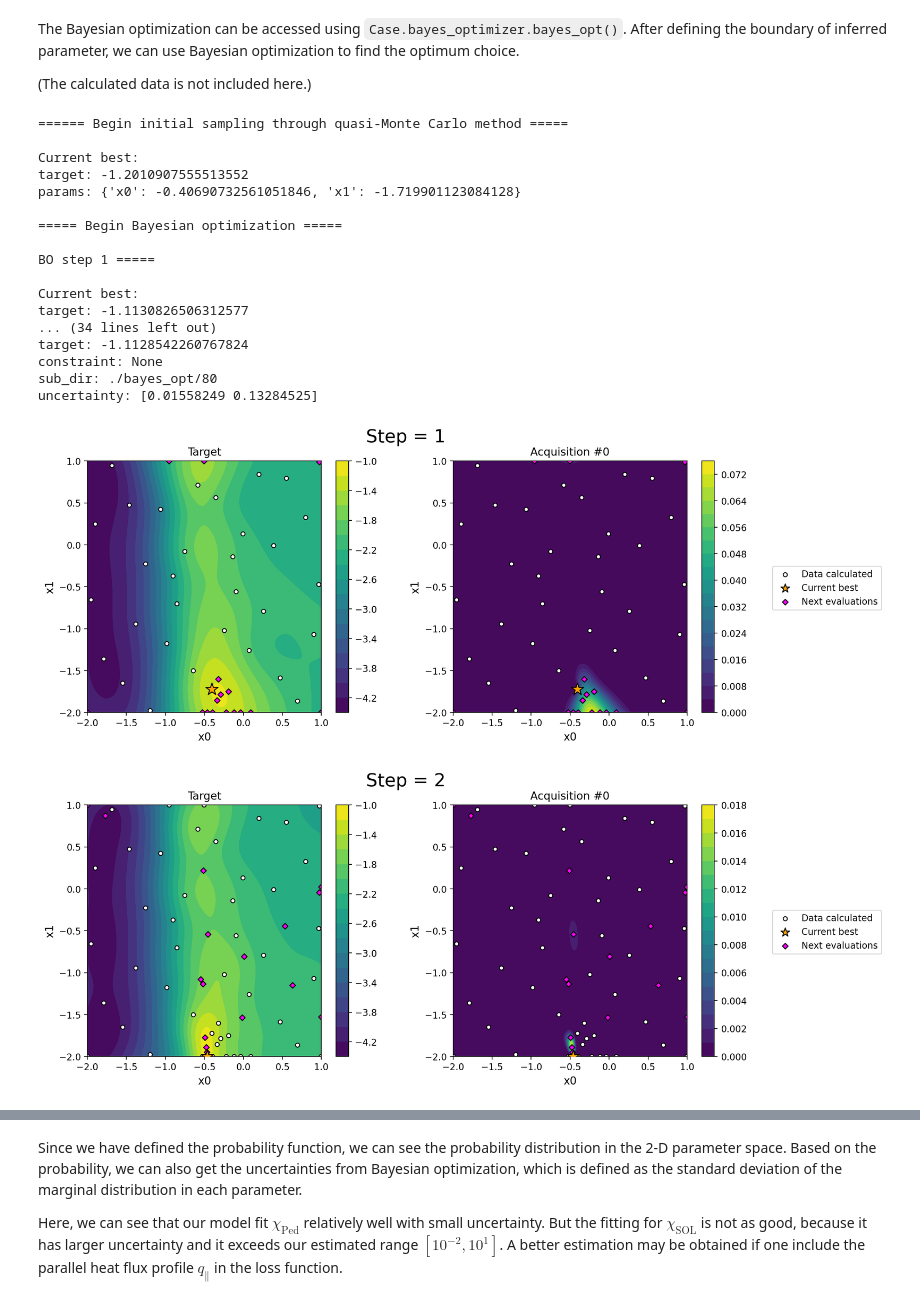
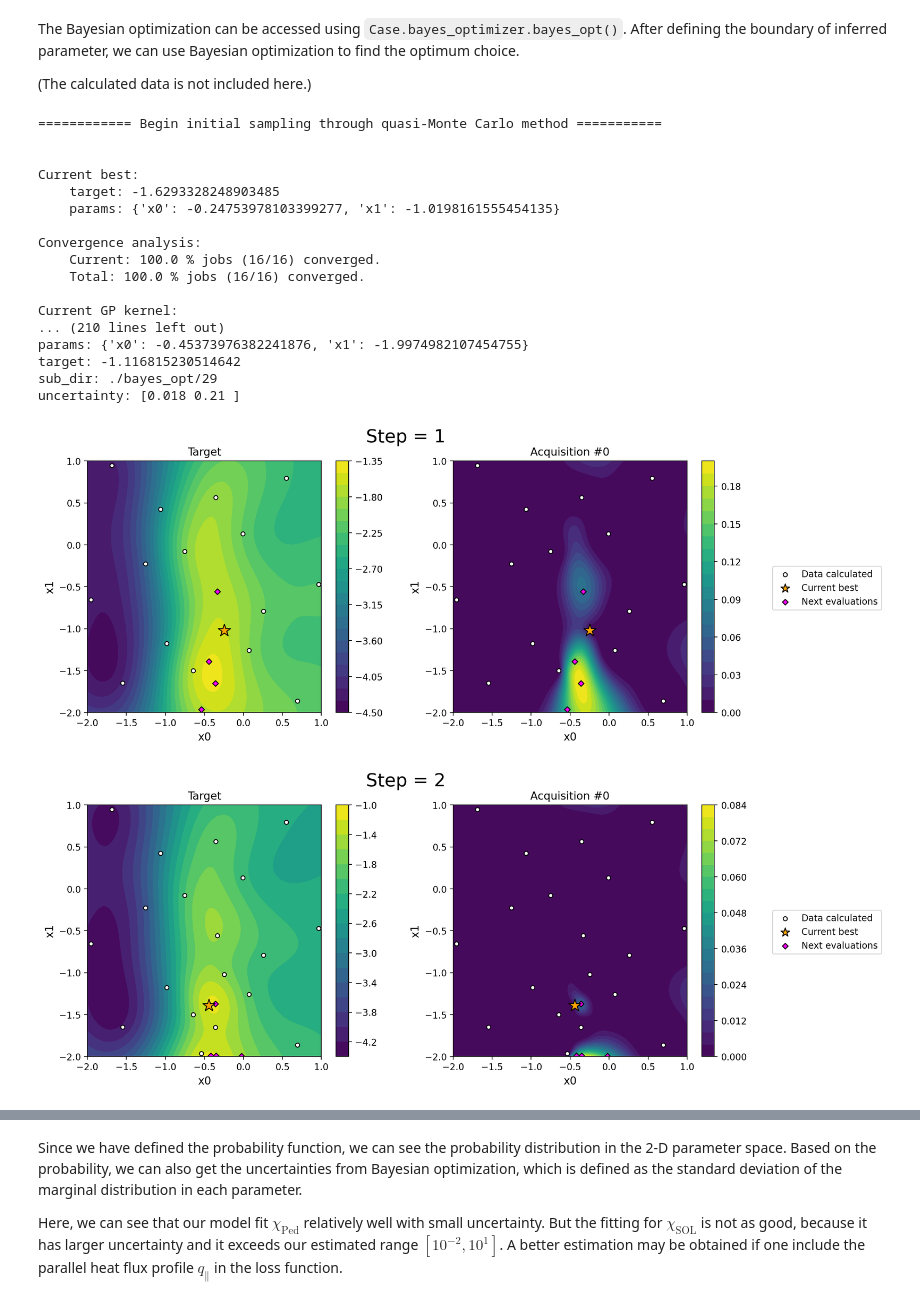
Before and after one commit to LLNL/UETOOLS, a Jupyter notebook: jupyter/12_Bayesian_optimization.ipynb, the cells around one changed output, grey strips where cells are left out. Cells and saved outputs as stored; diff of their text form; code cells hidden in the pictures.

Commit message:
Update code according to changes in bayes-opt package.

```diff
--- a/jupyter/12_Bayesian_optimization.ipynb
+++ b/jupyter/12_Bayesian_optimization.ipynb
@@ -105,12 +109,16 @@ import numpy as np
 from uedge import bbb, com
 
 # set chi_e in the pedestal and SOL region based on input params
-def set_params(params=np.array([1.,1.]), **kwargs):
+def set_params(
+    params={'x0':1., 'x1':1.},
+    **kwargs
+    ):
 
     from uedge import bbb, com
 
     # input is in log-scale
-    kyeped, kyesol = 10.**(params)
+    kyeped = 10.**params['x0']
+    kyesol = 10.**params['x1']
 
     bbb.kye_use[com.ixpt1[0]+1:com.ixpt2[0]+1, 0:com.iysptrx+1] = 1.196 # core
     bbb.kye_use[0:com.ixpt1[0]+1,0:com.iysptrx+1] = 1. # PF
@@ -154,13 +163,17 @@ Because the Bayesian optimization algorithm will calculate a lot differenet para
 
 One simplest example using `Case().converge` is shown below.
 # %%
-def find_equilibrium(uetools_case: Case, save_dir='.', **kwargs):
+def find_equilibrium(
+    case: Case,
+    save_dir='.',
+    **kwargs
+    ):
 
     # converge the UEDGE case and save the result
-    uetools_case.converge(savefname='{}/initial'.format(save_dir), ii1max=200)
+    case.converge(savefname='{}/initial'.format(save_dir), ii1max=200)
 
     # return the convergence
-    if uetools_case.get('iterm') == 1: return True
+    if case.get('iterm') == 1: return True
     else: return False
 # %% [markdown]
 **Notice**: When the system is too big and complicated, `UEDGE` may fail to converge for the parameter given. If `UEDGE` only fails to converge for a small fraction of the parameter given, say 30\%, the algorithm can still run as normal. However, if the `UEDGE` fails too often, one might want to modify the function `find_equilibrium` to handle the failure.
@@ -277,30 +270,33 @@ The Bayesian optimization can be accessed using `Case.bayes_optimizer.bayes_opt(
 (The calculated data is not included here.)
 # %%
 # set parameter boundary
-param_bounds  = np.array([[-2., 1.],
-                          [-2., 1.]])
+param_bounds  = {'x0': (-2., 1.), 'x1': (-2, 1.)}
 
-# begin Bayesian optimization!
-bo_result = c.bayes_optimizer.bayes_opt(param_bounds = param_bounds,
-                                        bo_steps = 4, # number Bayesian optimization iterations
-                                        show_fig = True) # show figures
+# begin Bayesian optimization
+bo_result = c.bayes_optimizer.bayes_opt(
+    param_bounds = param_bounds,    # Define the search domain
+    initial_sample = 4,             # initial random sampling before Bayesian optimization
+    bo_steps = 8,                   # number BO iterations
+    N_processes = 4,                # number of difference samples run in parallel in each step of BO
+    bo_plot_status = True,          # show status at each step
+)
 # %% [output]
-====== Begin initial sampling through quasi-Monte Carlo method =====
+============ Begin initial sampling through quasi-Monte Carlo method ===========
+
 
 Current best:
-target: -1.2010907555513552
-params: {'x0': -0.40690732561051846, 'x1': -1.719901123084128}
+    target: -1.6293328248903485
+    params: {'x0': -0.24753978103399277, 'x1': -1.0198161555454135}
 
-===== Begin Bayesian optimization =====
+Convergence analysis:
+    Current: 100.0 % jobs (16/16) converged.
+    Total: 100.0 % jobs (16/16) converged.
 
-BO step 1 =====
-
-Current best:
-target: -1.1130826506312577
-... (34 lines left out)
-target: -1.1128542260767824
-constraint: None
-sub_dir: ./bayes_opt/80
-uncertainty: [0.01558249 0.13284525]
+Current GP kernel:
+... (210 lines left out)
+params: {'x0': -0.45373976382241876, 'x1': -1.9974982107454755}
+target: -1.116815230514642
+sub_dir: ./bayes_opt/29
+uncertainty: [0.018 0.21 ]
-[figure, old version]
+[figure, new version]
-[figure, old version]
+[figure, new version]
```
Also changed, not shown: parts of 13 cells of this notebook, 3 other files.
